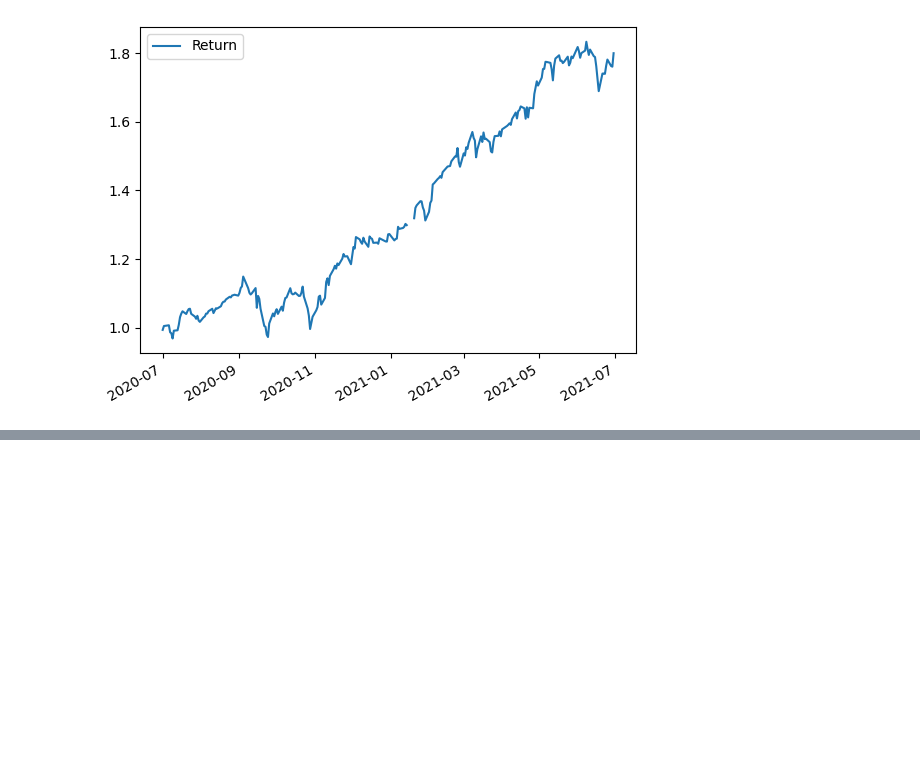
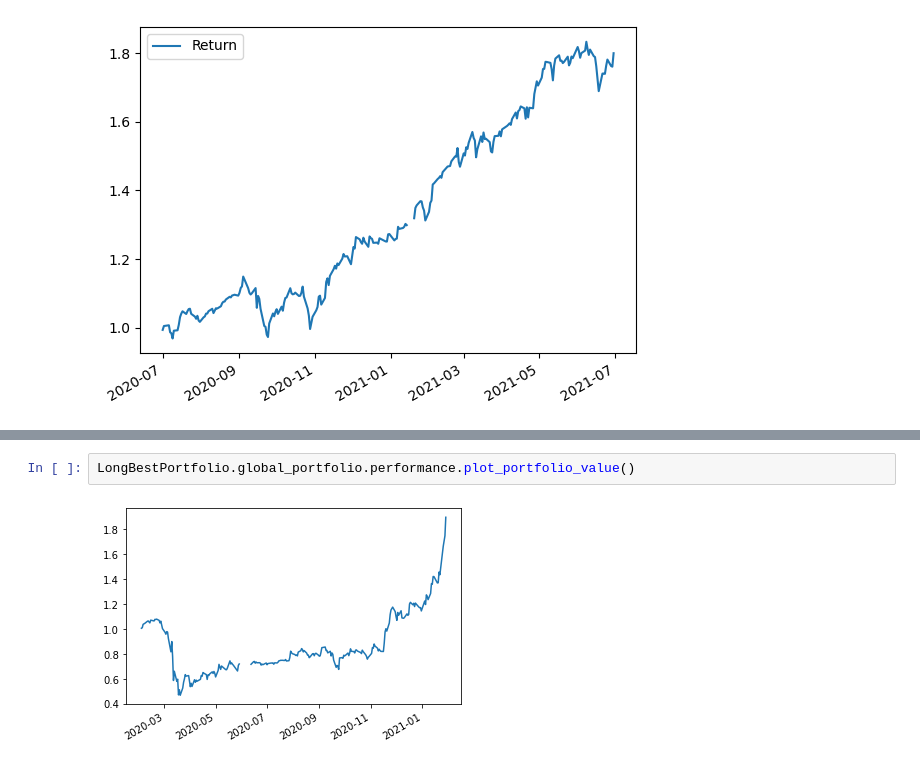
Before and after one commit to yzyk/ai-stock-selection, a Jupyter notebook: cache.ipynb, the cells around one changed output, grey strips where cells are left out. Drawn from its saved outputs; the diff is of its cells as text; blank space fills up the shorter version.

Commit message:
add model and portfolio

```diff
--- a/cache.ipynb
+++ b/cache.ipynb
@@ -898,0 +1178,4 @@ We list potential choices of future work to be done as follow based on priority:
+# %%
+LongBestPortfolio.global_portfolio.performance.plot_portfolio_value()
+# %% [output]
+[figure, added]
```
Also changed, not shown: parts of 30 cells of this notebook, 20 other files.
